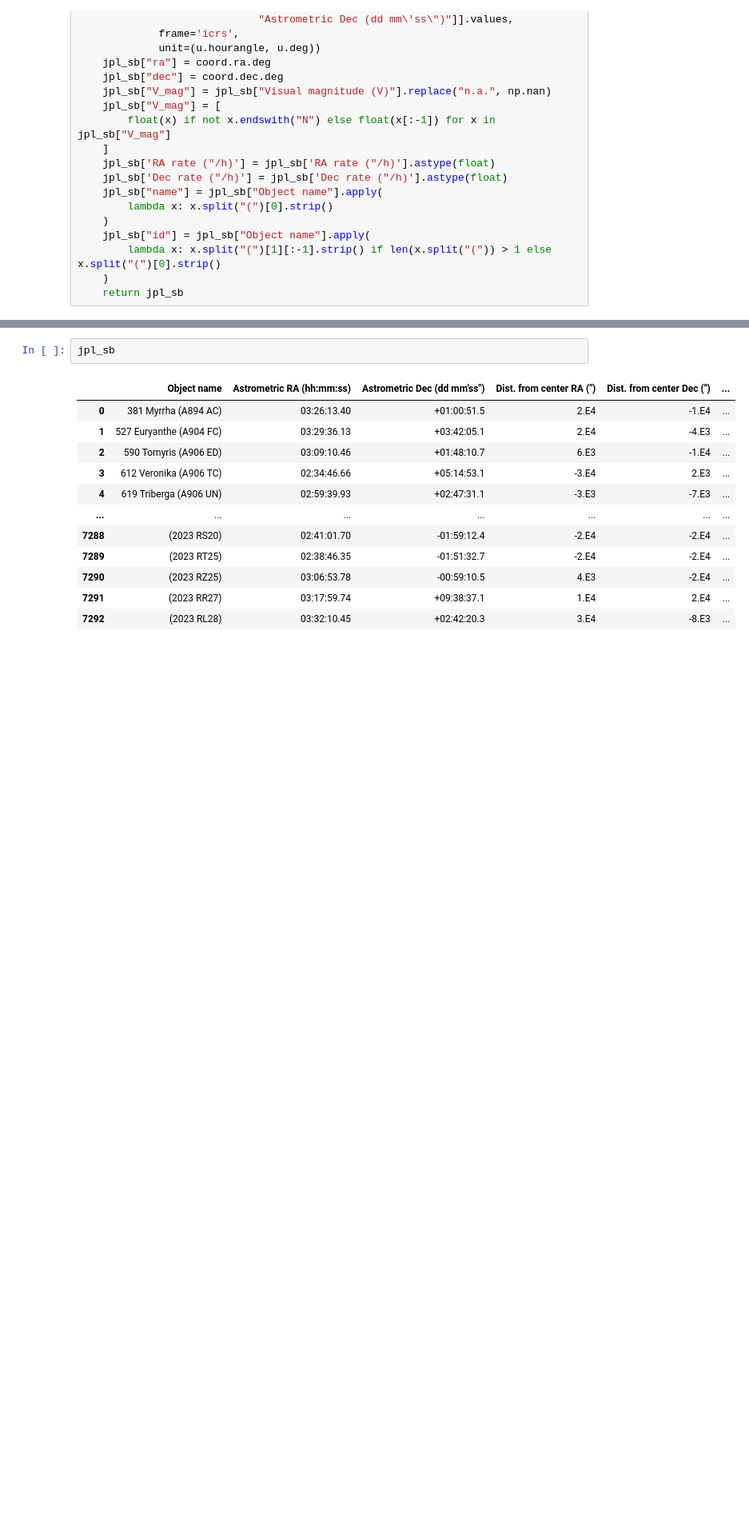
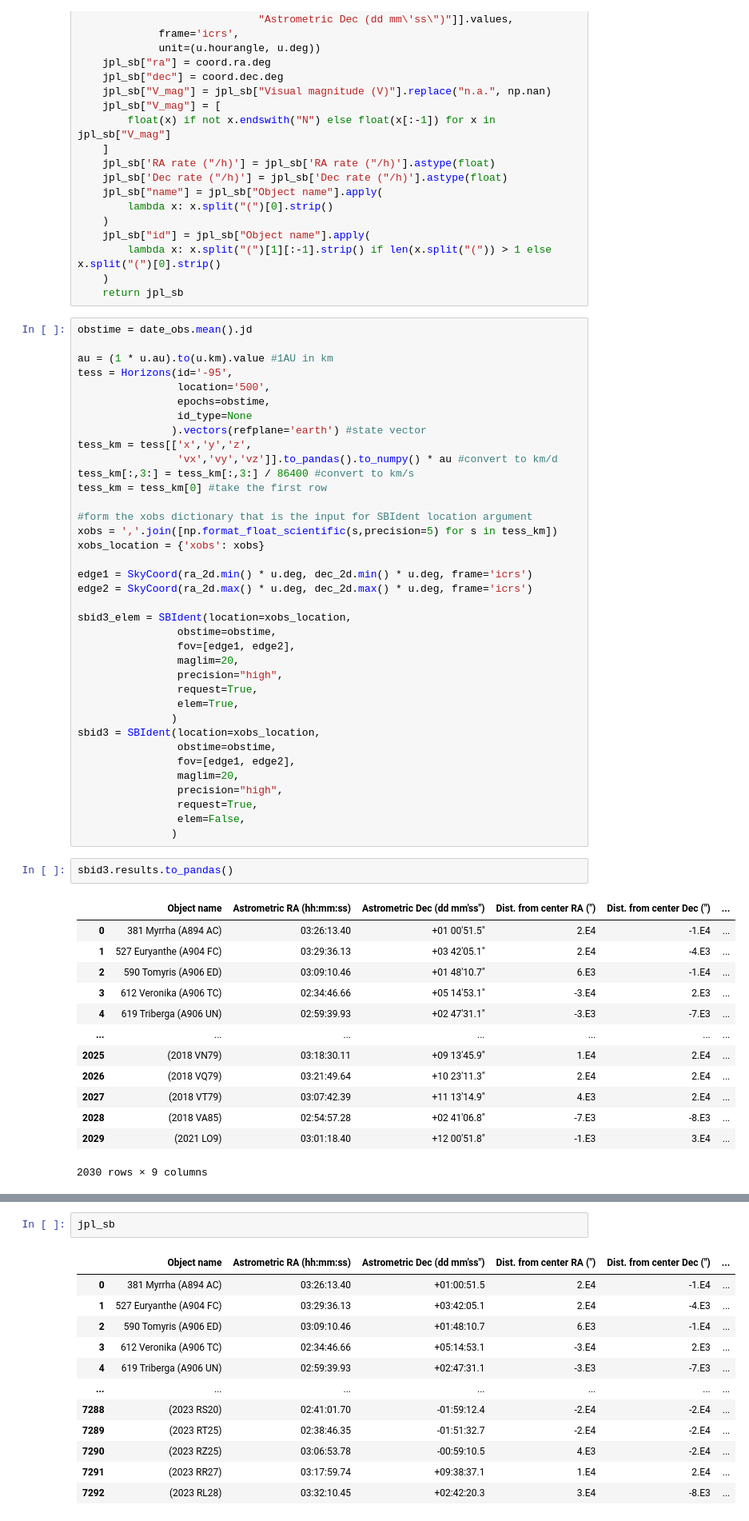
Before and after one commit to jorgemarpa/tess-asteroid-ml, a Jupyter notebook: notebooks/get_tesscut_with_asteroid.ipynb, the cells around one changed output, grey strips where cells are left out. Shown: that part at 80% size. Cells and saved outputs as stored; diff of their text form; blank space fills up the shorter version.

```diff
--- a/notebooks/get_tesscut_with_asteroid.ipynb
+++ b/notebooks/get_tesscut_with_asteroid.ipynb
@@ -216,3 +218,56 @@ def query_jpl_sbi(edge1, edge2, obstime=2459490, maglim=22):
         lambda x: x.split("(")[1][:-1].strip() if len(x.split("(")) > 1 else x.split("(")[0].strip()
     )
     return jpl_sb
+# %%
+obstime = date_obs.mean().jd
+
+au = (1 * u.au).to(u.km).value #1AU in km
+tess = Horizons(id='-95',
+                location='500',
+                epochs=obstime,
+                id_type=None
+               ).vectors(refplane='earth') #state vector
+tess_km = tess[['x','y','z',
+                'vx','vy','vz']].to_pandas().to_numpy() * au #convert to km/d
+tess_km[:,3:] = tess_km[:,3:] / 86400 #convert to km/s
+tess_km = tess_km[0] #take the first row
+
+#form the xobs dictionary that is the input for SBIdent location argument
+xobs = ','.join([np.format_float_scientific(s,precision=5) for s in tess_km])
+xobs_location = {'xobs': xobs}
+
+edge1 = SkyCoord(ra_2d.min() * u.deg, dec_2d.min() * u.deg, frame='icrs')
+edge2 = SkyCoord(ra_2d.max() * u.deg, dec_2d.max() * u.deg, frame='icrs')
+
+sbid3_elem = SBIdent(location=xobs_location,
+                obstime=obstime,
+                fov=[edge1, edge2],
+                maglim=20,
+                precision="high",
+                request=True,
+                elem=True,
+               )
+sbid3 = SBIdent(location=xobs_location,
+                obstime=obstime,
+                fov=[edge1, edge2],
+                maglim=20,
+                precision="high",
+                request=True,
+                elem=False,
+               )
+# %%
+sbid3.results.to_pandas()
+# %% [output]
+|  | Object name | Astrometric RA (hh:mm:ss) | Astrometric Dec (dd mm'ss") | Dist. from center RA (") | Dist. from center Dec (") | ... |
+| 0 | 381 Myrrha (A894 AC) | 03:26:13.40 | +01 00'51.5" | 2.E4 | -1.E4 | ... |
+| 1 | 527 Euryanthe (A904 FC) | 03:29:36.13 | +03 42'05.1" | 2.E4 | -4.E3 | ... |
+| 2 | 590 Tomyris (A906 ED) | 03:09:10.46 | +01 48'10.7" | 6.E3 | -1.E4 | ... |
+| 3 | 612 Veronika (A906 TC) | 02:34:46.66 | +05 14'53.1" | -3.E4 | 2.E3 | ... |
+| 4 | 619 Triberga (A906 UN) | 02:59:39.93 | +02 47'31.1" | -3.E3 | -7.E3 | ... |
+| ... | ... | ... | ... | ... | ... | ... |
+| 2025 | (2018 VN79) | 03:18:30.11 | +09 13'45.9" | 1.E4 | 2.E4 | ... |
+| 2026 | (2018 VQ79) | 03:21:49.64 | +10 23'11.3" | 2.E4 | 2.E4 | ... |
+| 2027 | (2018 VT79) | 03:07:42.39 | +11 13'14.9" | 4.E3 | 2.E4 | ... |
+| 2028 | (2018 VA85) | 02:54:57.28 | +02 41'06.8" | -7.E3 | -8.E3 | ... |
+| 2029 | (2021 LO9) | 03:01:18.40 | +12 00'51.8" | -1.E3 | 3.E4 | ... |
+2030 rows × 9 columns
```
Also changed, not shown: parts of 6 cells of this notebook, 9 other files.
